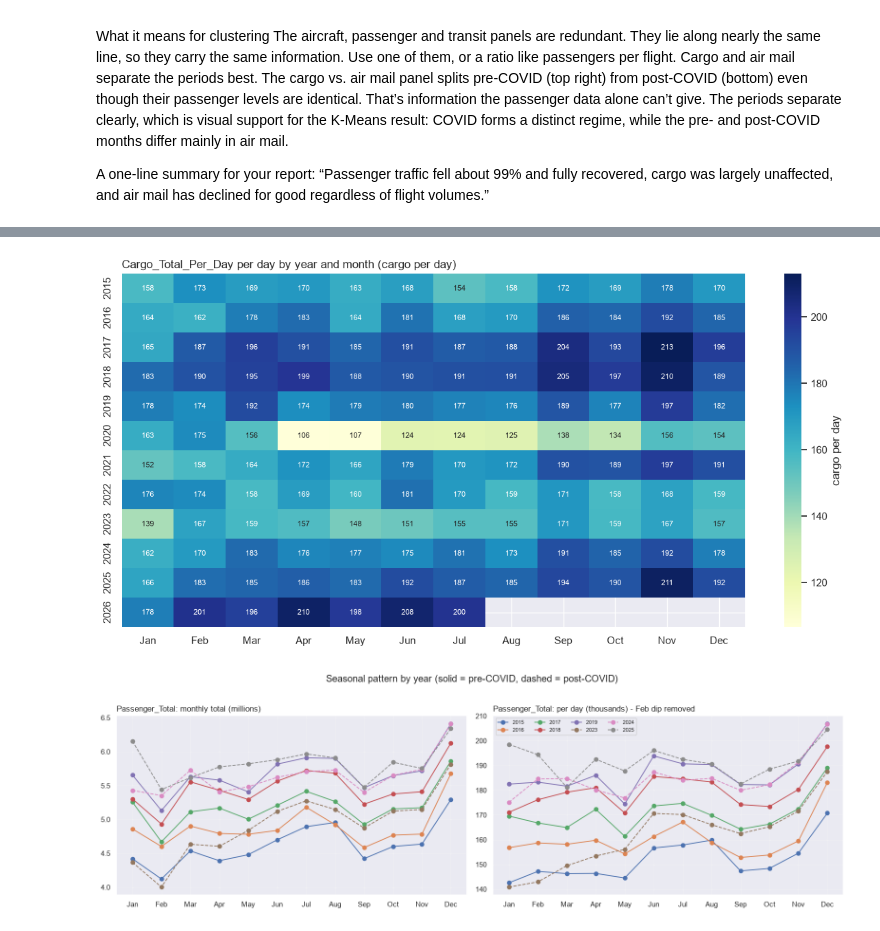
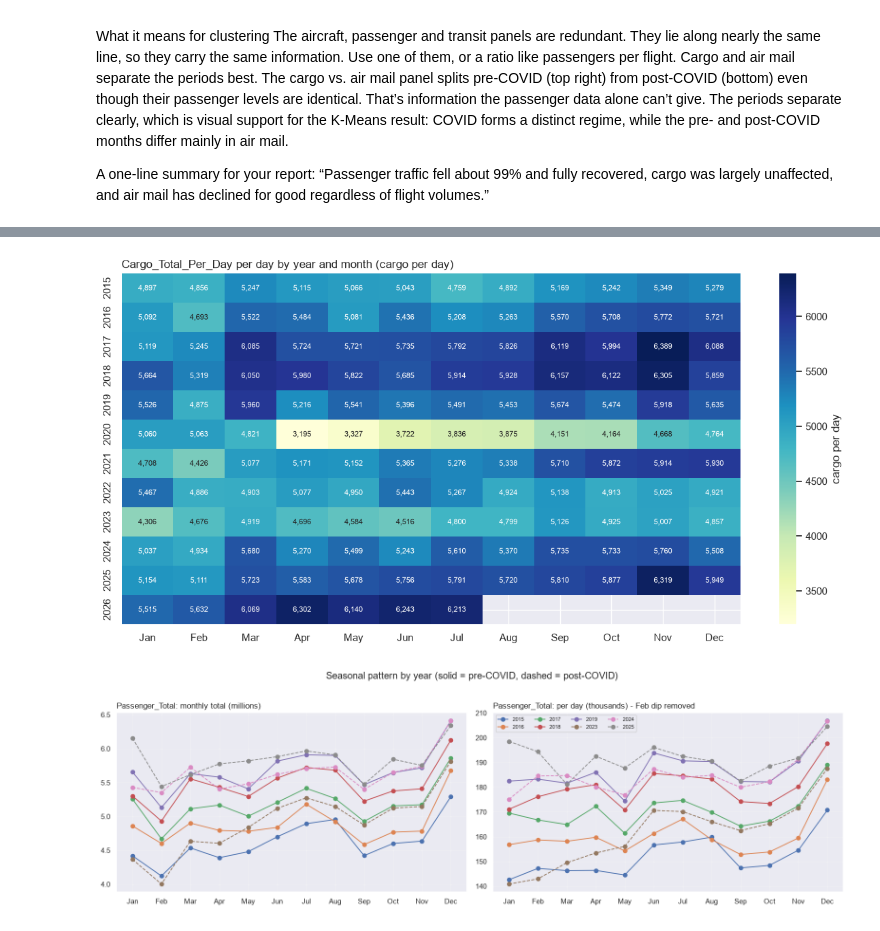
Before and after one commit to angh0059/KM6312group8, a Jupyter notebook: km6312project.ipynb, the cells around one changed output, grey strips where cells are left out. Cells and saved outputs as stored; diff of their text form; code cells hidden in the pictures.

```diff
--- a/km6312project.ipynb
+++ b/km6312project.ipynb
@@ -482,30 +482,30 @@ plt.show()
 # %%
 #Year × month heatmap for aircraft
 
 col = "Cargo_Total_Per_Day"
 
 # divisor, number format, unit label for per-day values
 units = {
     "Passenger_Total_Per_Day": (1e3, ".0f",  "thousand passengers per day"),
     "Aircraft_Total_Per_Day":  (1,   ",.0f", "aircraft movements per day"),
     "Cargo_Total_Per_Day":     (1,   ",.0f", "cargo per day"),
 }
 div, fmt, label = units[col]
 
 hm = d[[col]].copy()
-hm["per_day"] = hm[col] / hm.index.days_in_month
+hm["per_day"] = hm[col]
 hm["Year"], hm["Mon"] = hm.index.year, hm.index.strftime("%b")
 table = hm.pivot(index="Year", columns="Mon", values="per_day")[MONTHS]
 
 plt.figure(figsize=(12, 6))
 sns.heatmap(table / div, annot=True, fmt=fmt, cmap="YlGnBu",
             annot_kws={"size": 8}, cbar_kws={"label": label})
 plt.title(f"{col} per day by year and month ({label})", loc="left")
 plt.xlabel(""); plt.ylabel("")
 plt.tight_layout()
 plt.show()
 # %% [output]
-[figure, old version]
+[figure, new version]
 # %%
 col = "Passenger_Total"       # try "Cargo_Total" or "Aircraft_Total" too
 normal_years = [2015, 2016, 2017, 2018, 2019, 2023, 2024, 2025]   # skip COVID years
```
Also changed, not shown: parts of 11 cells of this notebook.
